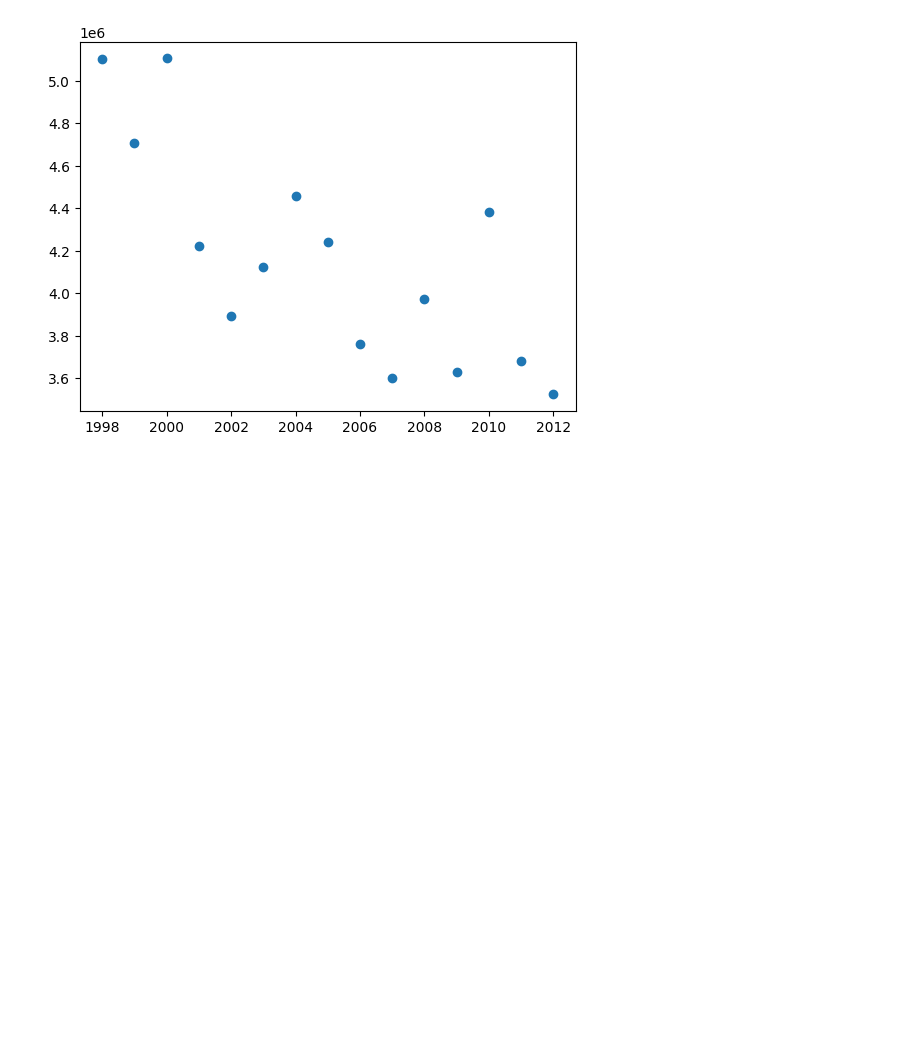
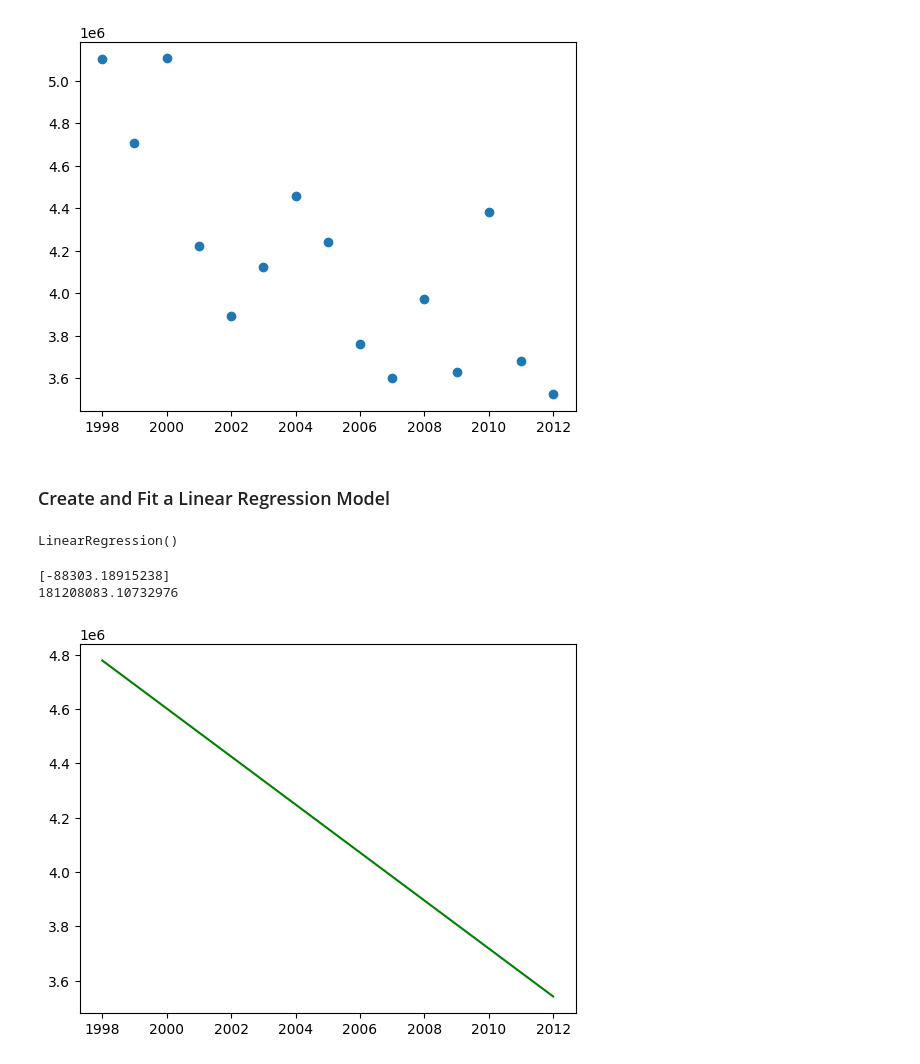
Before and after one commit to 1am8anana/Honey_Production, a Jupyter notebook: Honey_Production.ipynb, the cells around one changed output. Cells and saved outputs as stored; diff of their text form; code cells hidden in the pictures; blank space fills up the shorter version.

Commit message:
Create and Fit a Linear Regression Model * Create a linear regression model from scikit-learn * Fit the model the the data * Show the coefficient(slope) and intercept of the line * Get the predictions of the model would make on the X(training data) * Plot predictions vs X

```diff
--- a/Honey_Production.ipynb
+++ b/Honey_Production.ipynb
@@ -83,3 +83,27 @@ plt.scatter(X, y)
 plt.show()
 # %% [output]
 [figure]
+# %% [markdown]
+### Create and Fit a Linear Regression Model
+# %%
+# Instantiate linear model using sklearn
+regr = linear_model.LinearRegression()
+# fit features in the model
+regr.fit(X, y)
+# %% [output]
+LinearRegression()
+# %%
+# show the slope of the line and intercept of the line
+print(regr.coef_)
+print(regr.intercept_)
+# %% [output]
+[-88303.18915238]
+181208083.10732976
+# %%
+# get the predictions
+y_predict = regr.predict(X)
+# plot X and y_predict
+plt.plot(X, y_predict, color='green')
+plt.show()
+# %% [output]
+[figure, added]
```
